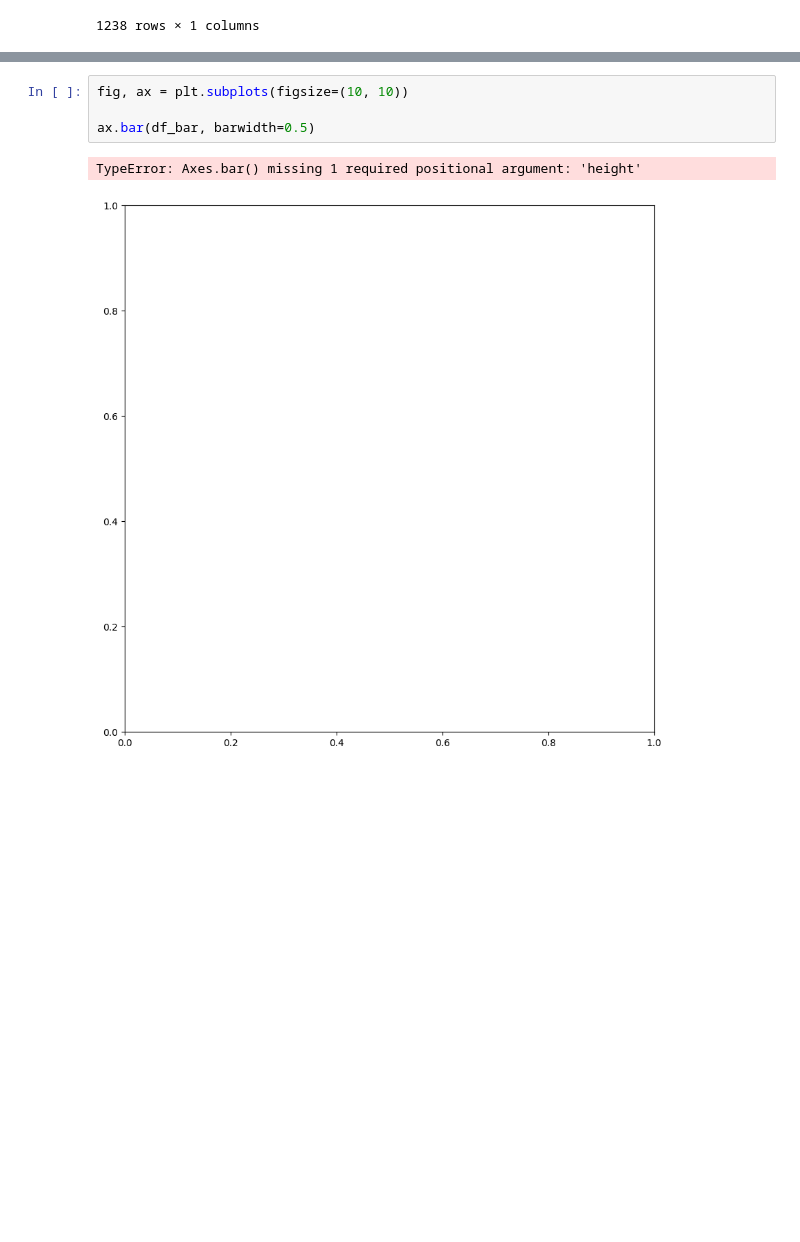
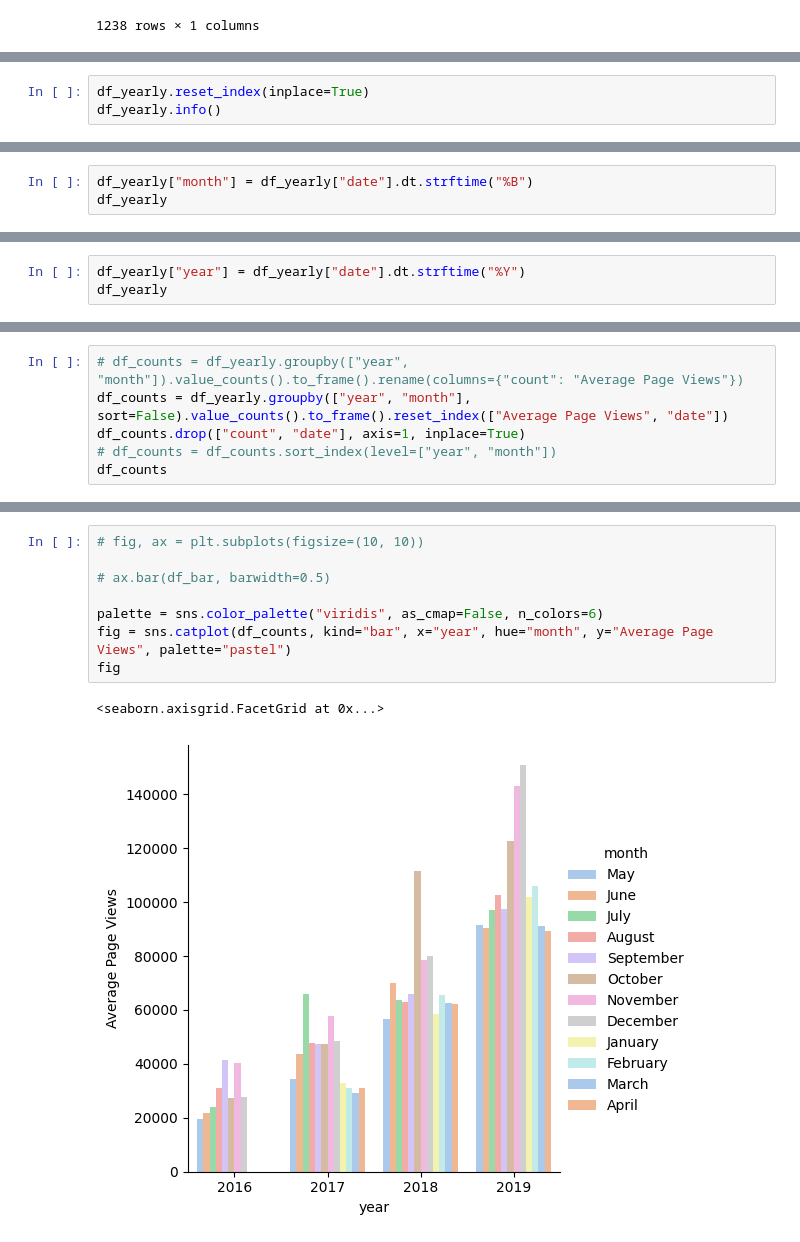
Before and after one commit to jamesra77/time_series_visualizer, a Jupyter notebook: tsv_scratch.ipynb, the cells around one changed output, grey strips where cells are left out. Drawn from its saved outputs; the diff is of its cells as text; blank space fills up the shorter version.

Commit message:
submitting project, had to update some of the tests since some method calls they were using were out of date

```diff
--- a/tsv_scratch.ipynb
+++ b/tsv_scratch.ipynb
@@ -101,0 +102,3 @@ df_yearly
+# %%
+df_yearly.reset_index(inplace=True)
+df_yearly.info()
@@ -101,0 +135,3 @@ df_yearly
+# %%
+df_yearly["month"] = df_yearly["date"].dt.strftime("%B")
+df_yearly
@@ -101,0 +156,3 @@ df_yearly
+# %%
+df_yearly["year"] = df_yearly["date"].dt.strftime("%Y")
+df_yearly
@@ -101,0 +177,6 @@ df_yearly
+# %%
+# df_counts = df_yearly.groupby(["year", "month"]).value_counts().to_frame().rename(columns={"count": "Average Page Views"})
+df_counts = df_yearly.groupby(["year", "month"], sort=False).value_counts().to_frame().reset_index(["Average Page Views", "date"])
+df_counts.drop(["count", "date"], axis=1, inplace=True)
+# df_counts = df_counts.sort_index(level=["year", "month"])
+df_counts
@@ -102,7 +202,11 @@ df_yearly
 # %%
-fig, ax = plt.subplots(figsize=(10, 10))
+# fig, ax = plt.subplots(figsize=(10, 10))
 
-ax.bar(df_bar, barwidth=0.5)
+# ax.bar(df_bar, barwidth=0.5)
+
+palette = sns.color_palette("viridis", as_cmap=False, n_colors=6)
+fig = sns.catplot(df_counts, kind="bar", x="year", hue="month", y="Average Page Views", palette="pastel")
+fig
 # %% [output]
-TypeError: Axes.bar() missing 1 required positional argument: 'height'
+<seaborn.axisgrid.FacetGrid at 0x...>
-[figure, old version]
+[figure, new version]
```
Also changed, not shown: parts of 15 cells of this notebook, 5 other files.
